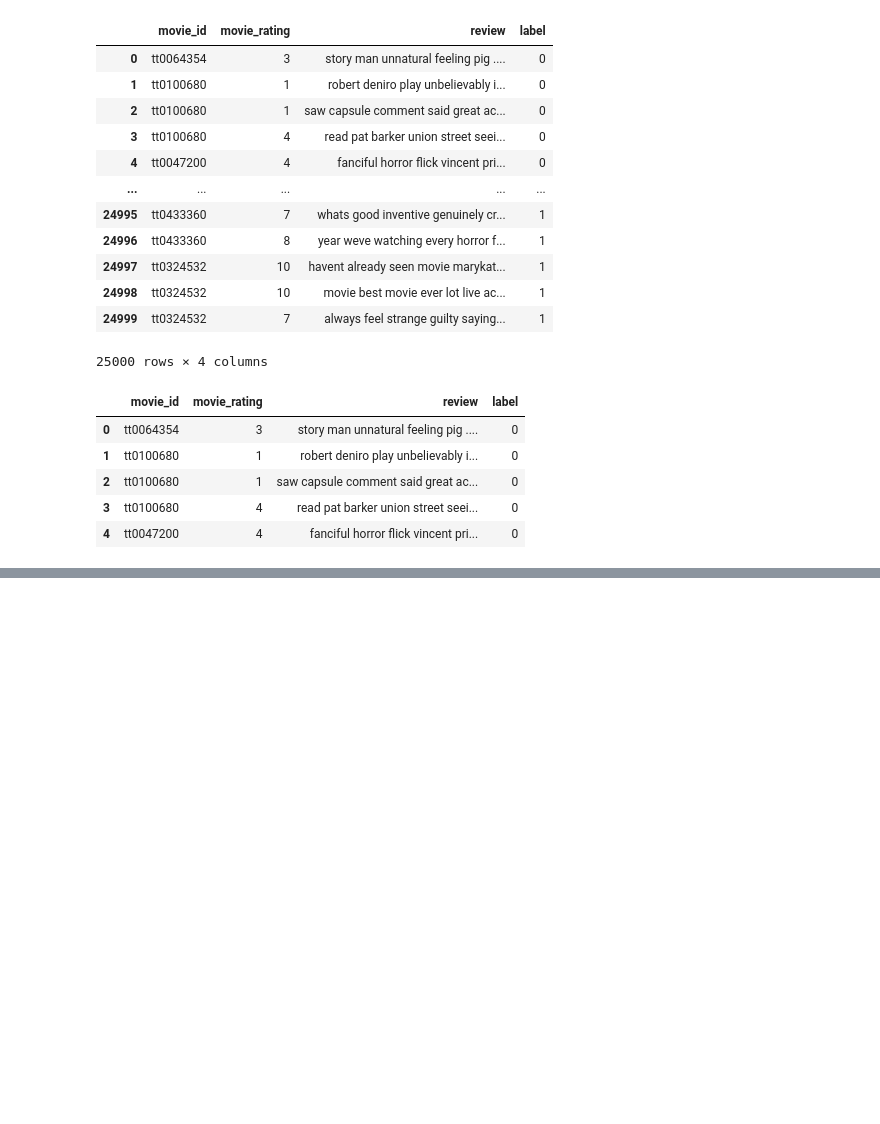
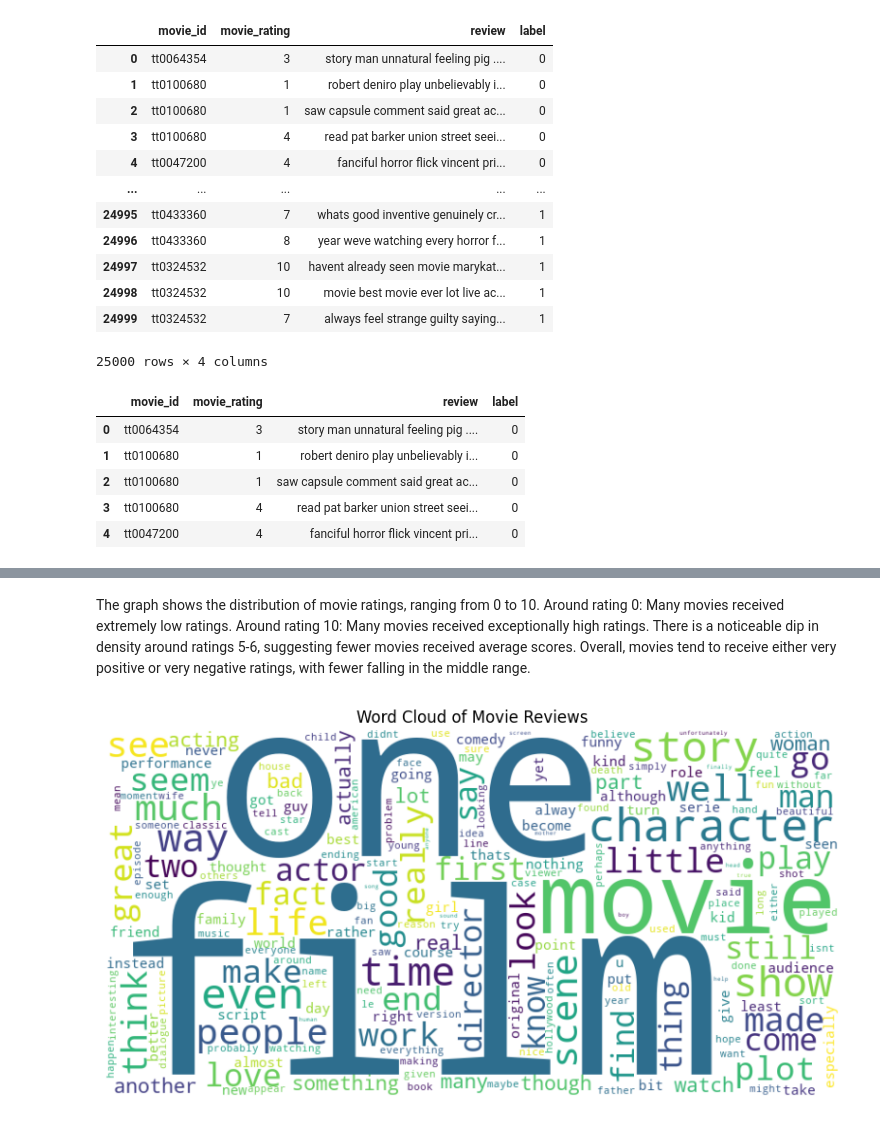
Before and after one commit to sweeksss/movie_sentiment_analysis, a Jupyter notebook: data_preprocessing_train_combined.ipynb, the cells around one changed output, grey strips where cells are left out. Cells and saved outputs as stored; diff of their text form; code cells hidden in the pictures; blank space fills up the shorter version.

```diff
--- a/data_preprocessing_train_combined.ipynb
+++ b/data_preprocessing_train_combined.ipynb
@@ -101,0 +169,23 @@ df_train.head()
+# %% [markdown]
+The graph shows the distribution of movie ratings, ranging from 0 to 10.
+Around rating 0: Many movies received extremely low ratings.
+Around rating 10: Many movies received exceptionally high ratings.
+There is a noticeable dip in density around ratings 5-6, suggesting fewer movies received average scores.
+Overall, movies tend to receive either very positive or very negative ratings, with fewer falling in the middle range.
+# %%
+#Word Cloud for Reviews:
+from wordcloud import WordCloud
+
+# Combine all reviews into a single string
+all_reviews = ' '.join(df_train['review'])
+
+# Generate word cloud
+wordcloud = WordCloud(width=800, height=400, background_color='white').generate(all_reviews)
+
+plt.figure(figsize=(10, 6))
+plt.imshow(wordcloud, interpolation='bilinear')
+plt.axis('off')
+plt.title('Word Cloud of Movie Reviews')
+plt.show()
+# %% [output]
+[figure, added]
```
Also changed, not shown: parts of 13 cells of this notebook, 2 other files.
